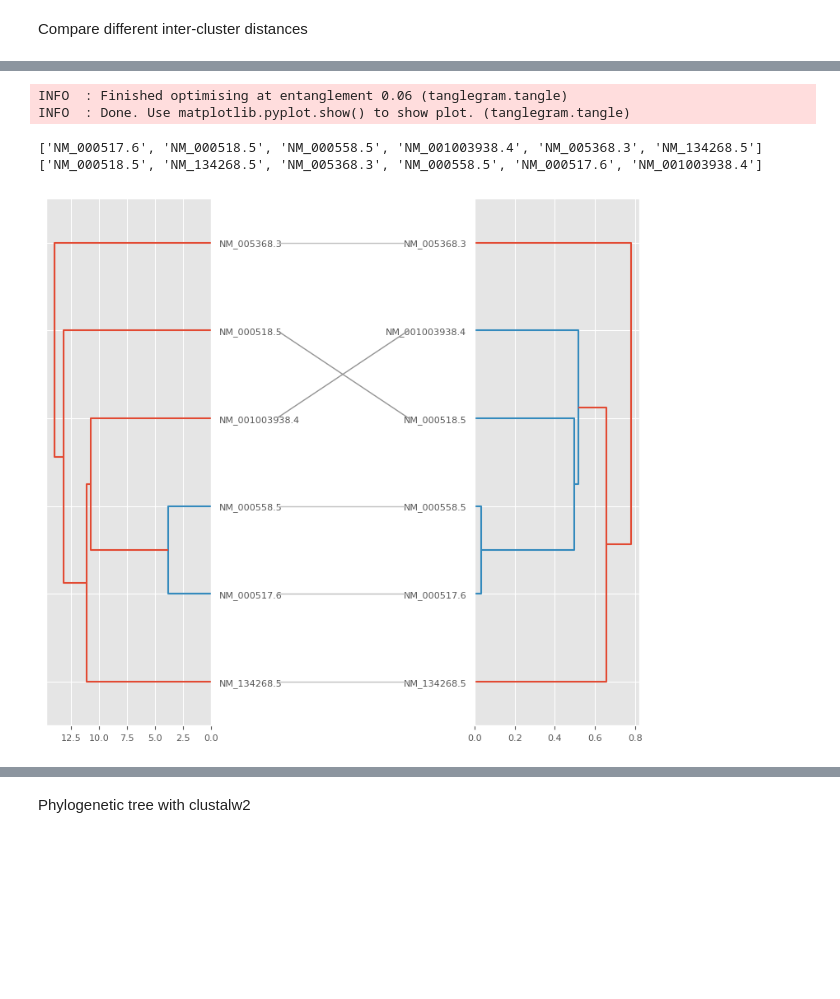
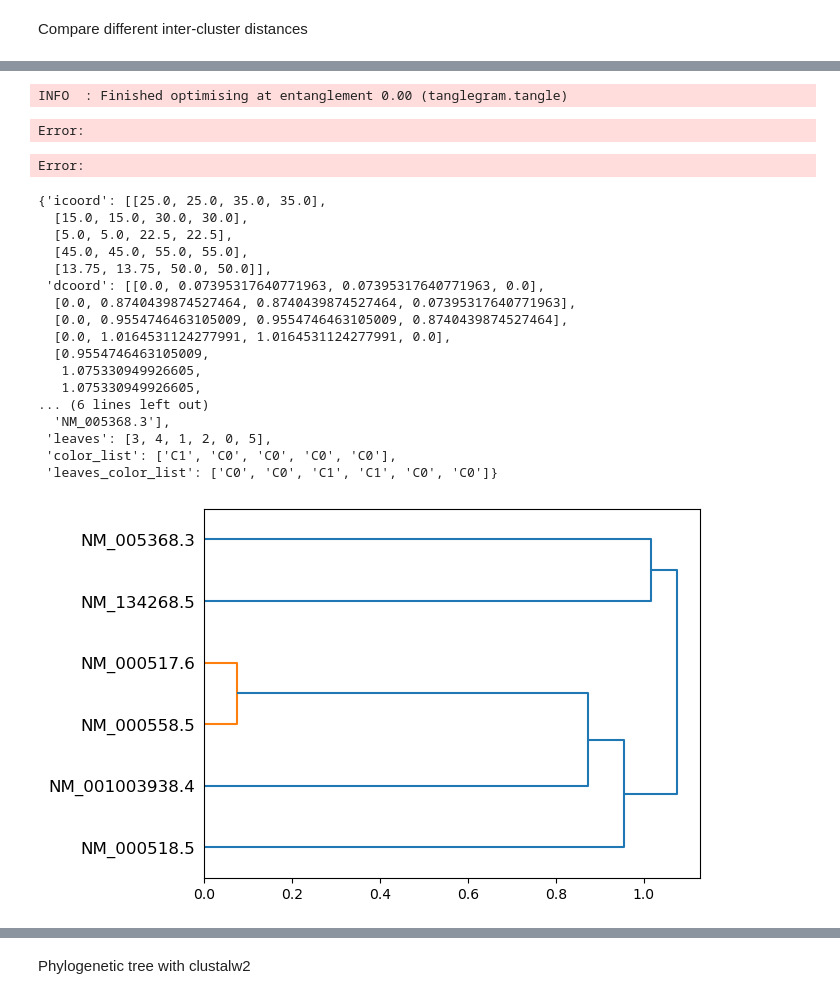
Before and after one commit to matteotolloso/BioEmbedding, a Jupyter notebook: hierarchical.ipynb, the cells around one changed output, grey strips where cells are left out. Saved outputs shown, nothing was run; the diff lists cells and outputs as text; code cells hidden in the pictures; blank space fills up the shorter version.

Commit message:
new tests with the msa distances directly

```diff
--- a/hierarchical.ipynb
+++ b/hierarchical.ipynb
@@ -60,8 +60,8 @@ import tanglegram as tg
 # Building the embedding matix
 IDs, embeddings_matrix_A = build_embeddings_matrix(
     embeddings_dict = embeddings_dict,
-    embedder="rep",
-    combiner_method="none"
+    embedder="prose",
+    combiner_method="sum"
 )
 
 # Scaling
@@ -78,7 +78,7 @@ condensed_distances_A = pdist(embeddings_matrix_A, metric="euclidean")
 # Calculating the hierarchical clustering
 linkage_matrix_A = linkage(condensed_distances_A, method="average")
 
-gt_matrix, gt_IDs = utils.newick_to_linkage("./dataset/globins/globins.dnd")
+gt_matrix, gt_IDs = utils.newick_to_linkage("./dataset/globins/globins.dnd2")
 
 # Plot tanglegram
 fig = tg.plot(
@@ -94,10 +94,58 @@ fig = tg.plot(
 #plt.show()
 print(gt_IDs, IDs)
 # %% [output]
-INFO  : Finished optimising at entanglement 0.06 (tanglegram.tangle)
-INFO  : Done. Use matplotlib.pyplot.show() to show plot. (tanglegram.tangle)
+INFO  : Finished optimising at entanglement 0.00 (tanglegram.tangle)
-['NM_000517.6', 'NM_000518.5', 'NM_000558.5', 'NM_001003938.4', 'NM_005368.3', 'NM_134268.5'] ['NM_000518.5', 'NM_134268.5', 'NM_005368.3', 'NM_000558.5', 'NM_000517.6', 'NM_001003938.4']
+Error:
-[figure, removed]
+Error:
+# %%
+import numpy as np
+from scipy.cluster.hierarchy import linkage, dendrogram
+from scipy.spatial.distance import pdist
+
+IDs = []
+distances = []
+
+# open the file
+with open("./dataset/globins/globins.dist", "r") as f:
+    # the first line is the size of the matrix
+    size = int(f.readline())
+    # each subsequent line is a row of the matrix preceded by the ID of the sequence
+    for line in f:
+        # split the line by spaces
+        line = line.split()
+        # the first element is the ID
+        IDs.append(line[0])
+        # the remaining elements are the distances
+        distances.append(line[1:])
+
+distances = np.array(distances, dtype=np.float32)
+# %%
+# Buliding an array encoding the pairwise distances between rows (observations) in the embedding matrix
+condensed_distances = pdist(distances, metric="euclidean")
+
+# Calculating the hierarchical clustering
+linkage_matrix = linkage(condensed_distances, method="average")
+
+dendrogram(linkage_matrix, labels=IDs, orientation="right")
+# %% [output]
+{'icoord': [[25.0, 25.0, 35.0, 35.0],
+  [15.0, 15.0, 30.0, 30.0],
+  [5.0, 5.0, 22.5, 22.5],
+  [45.0, 45.0, 55.0, 55.0],
+  [13.75, 13.75, 50.0, 50.0]],
+ 'dcoord': [[0.0, 0.07395317640771963, 0.07395317640771963, 0.0],
+  [0.0, 0.8740439874527464, 0.8740439874527464, 0.07395317640771963],
+  [0.0, 0.9554746463105009, 0.9554746463105009, 0.8740439874527464],
+  [0.0, 1.0164531124277991, 1.0164531124277991, 0.0],
+  [0.9554746463105009,
+   1.075330949926605,
+   1.075330949926605,
+... (6 lines left out)
+  'NM_005368.3'],
+ 'leaves': [3, 4, 1, 2, 0, 5],
+ 'color_list': ['C1', 'C0', 'C0', 'C0', 'C0'],
+ 'leaves_color_list': ['C0', 'C0', 'C1', 'C1', 'C0', 'C0']}
+[figure, added]
 # %%
 dendrogram(gt_matrix, labels=gt_IDs, orientation="right")
 gt_IDs
```
Also changed, not shown: parts of 8 cells of this notebook, 8 other files.
